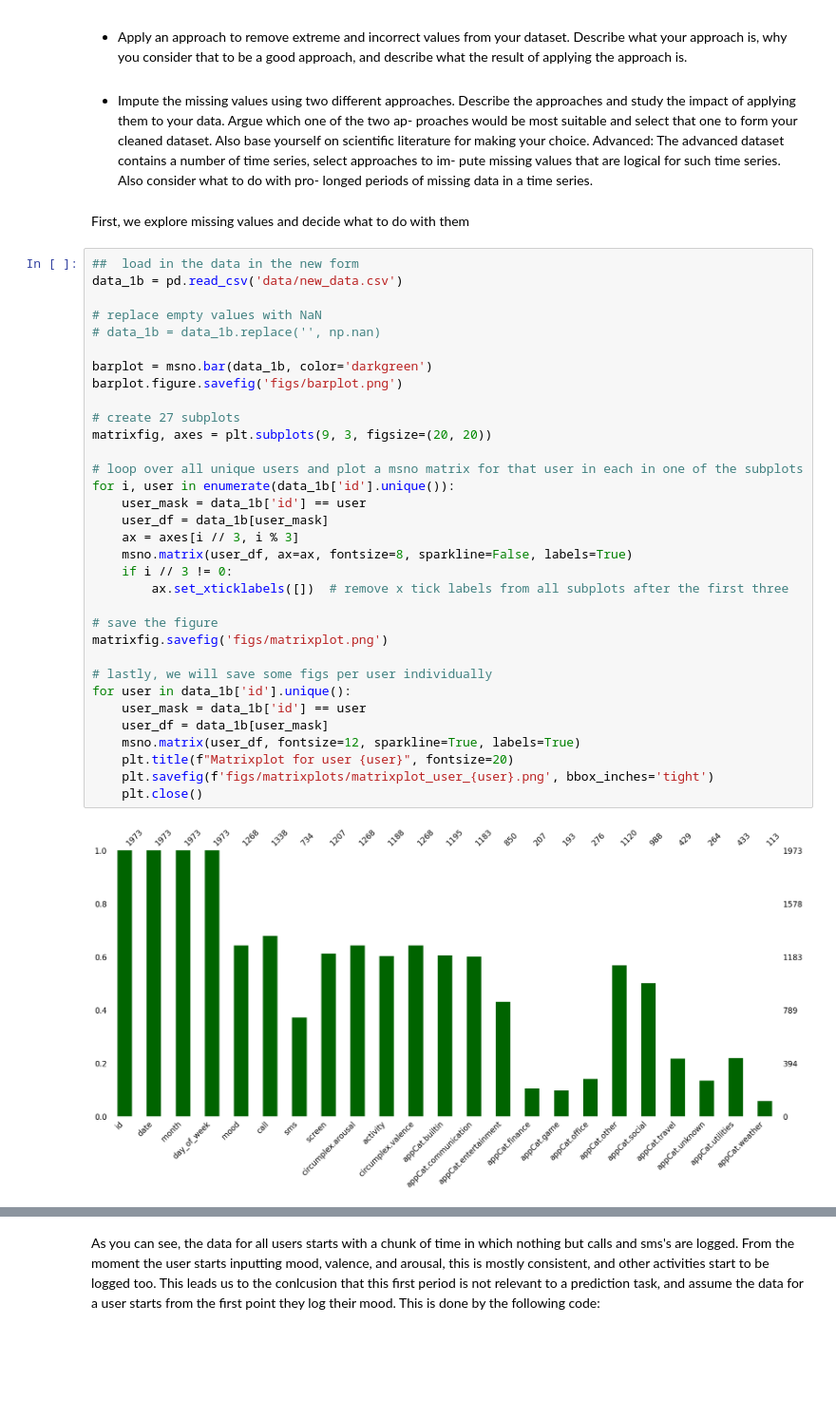
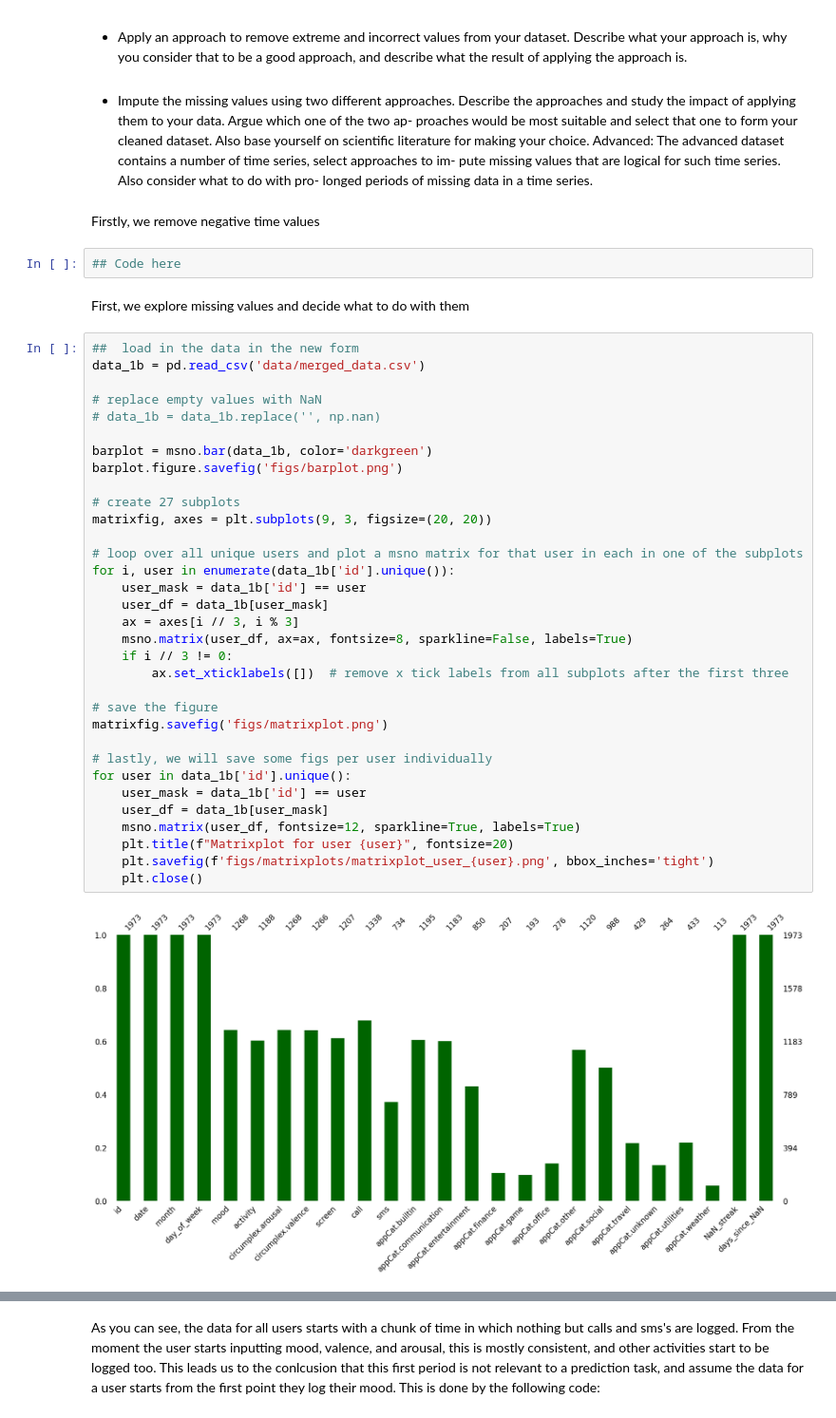
Before and after one commit to moosmiddelkoop/DMT-1, a Jupyter notebook: Assignment_1.ipynb, the cells around one changed output, grey strips where cells are left out. Shown at 95% size. Cells and saved outputs as stored; diff of their text form; blank space fills up the shorter version.

```diff
--- a/Assignment_1.ipynb
+++ b/Assignment_1.ipynb
@@ -169,40 +322,44 @@ base yourself on scientific literature for making your choice.
 Advanced: The advanced dataset contains a number of time series, select approaches to im-
 pute missing values that are logical for such time series. Also consider what to do with pro-
 longed periods of missing data in a time series.
+# %% [markdown]
+Firstly, we remove negative time values
+# %%
+## Code here
 # %% [markdown]
 First, we explore missing values and decide what to do with them
 # %%
 ##  load in the data in the new form
-data_1b = pd.read_csv('data/new_data.csv')
+data_1b = pd.read_csv('data/merged_data.csv')
 
 # replace empty values with NaN
 # data_1b = data_1b.replace('', np.nan)
 
 barplot = msno.bar(data_1b, color='darkgreen')
 barplot.figure.savefig('figs/barplot.png')
 
 # create 27 subplots
 matrixfig, axes = plt.subplots(9, 3, figsize=(20, 20))
 
 # loop over all unique users and plot a msno matrix for that user in each in one of the subplots
 for i, user in enumerate(data_1b['id'].unique()):
     user_mask = data_1b['id'] == user
     user_df = data_1b[user_mask]
     ax = axes[i // 3, i % 3]
     msno.matrix(user_df, ax=ax, fontsize=8, sparkline=False, labels=True)
     if i // 3 != 0:
         ax.set_xticklabels([])  # remove x tick labels from all subplots after the first three
 
 # save the figure
 matrixfig.savefig('figs/matrixplot.png')
 
 # lastly, we will save some figs per user individually
 for user in data_1b['id'].unique():
     user_mask = data_1b['id'] == user
     user_df = data_1b[user_mask]
     msno.matrix(user_df, fontsize=12, sparkline=True, labels=True)
     plt.title(f"Matrixplot for user {user}", fontsize=20)
     plt.savefig(f'figs/matrixplots/matrixplot_user_{user}.png', bbox_inches='tight')
     plt.close()
 # %% [output]
-[figure, old version]
+[figure, new version]
```
Also changed, not shown: parts of 14 cells of this notebook.
